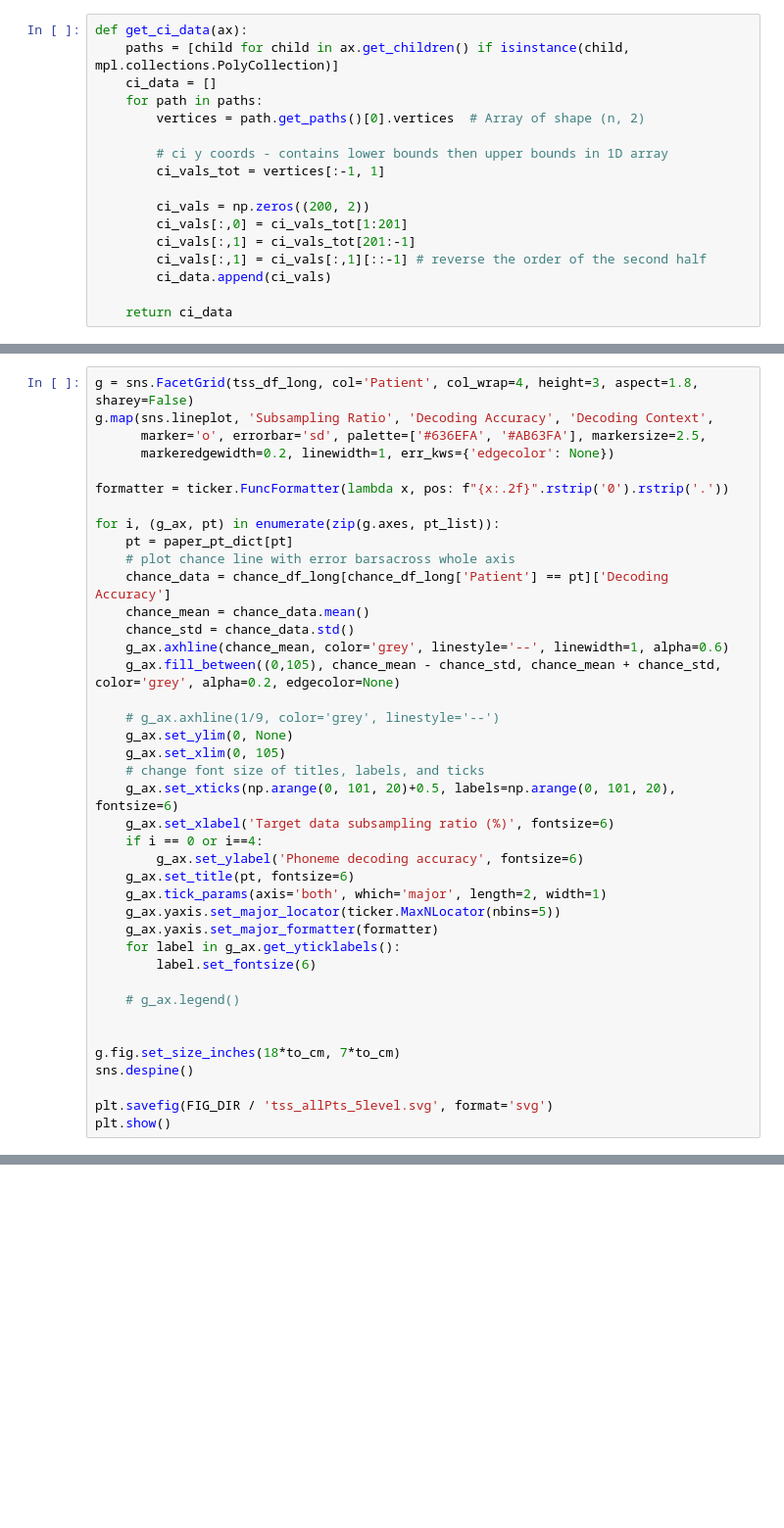
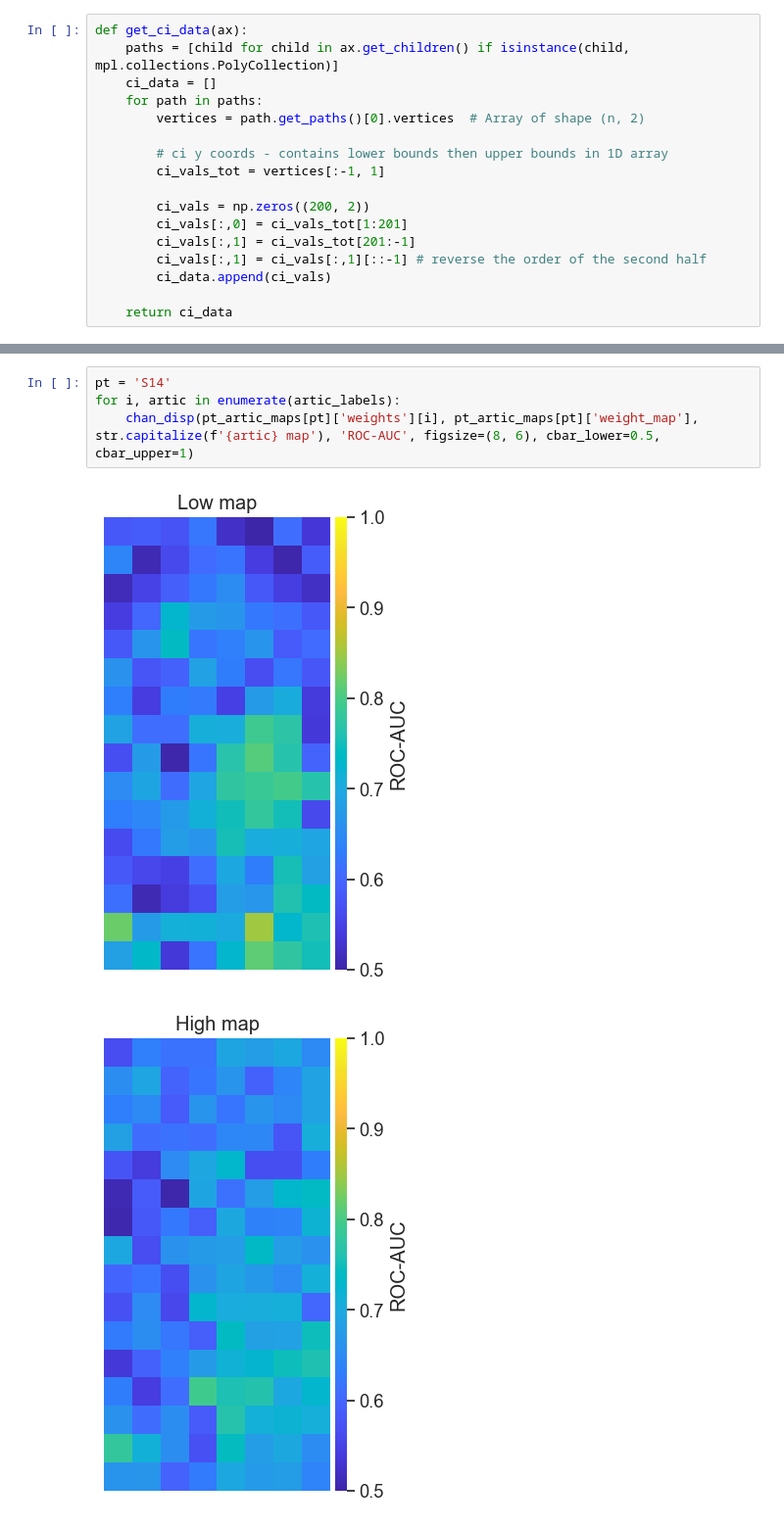
Before and after one commit to coganlab/cross_patient_speech_decoding, a Jupyter notebook: aligned_decoding/figure_analyses/supp/supp_fig_9.ipynb, the cells around one changed output, grey strips where cells are left out. Shown at 98% size. Drawn from its saved outputs; the diff is of its cells as text; blank space fills up the shorter version.

Commit message:
updated supp figure names to match paper numers post revision

```diff
--- a/aligned_decoding/figure_analyses/supp/supp_fig_9.ipynb
+++ b/aligned_decoding/figure_analyses/supp/supp_fig_9.ipynb
@@ -542,40 +561,0 @@ chance_df_long
-# %%
-g = sns.FacetGrid(tss_df_long, col='Patient', col_wrap=4, height=3, aspect=1.8, sharey=False)
-g.map(sns.lineplot, 'Subsampling Ratio', 'Decoding Accuracy', 'Decoding Context',
-      marker='o', errorbar='sd', palette=['#636EFA', '#AB63FA'], markersize=2.5,
-      markeredgewidth=0.2, linewidth=1, err_kws={'edgecolor': None})
-
-formatter = ticker.FuncFormatter(lambda x, pos: f"{x:.2f}".rstrip('0').rstrip('.'))
-
-for i, (g_ax, pt) in enumerate(zip(g.axes, pt_list)):
-    pt = paper_pt_dict[pt]
-    # plot chance line with error barsacross whole axis
-    chance_data = chance_df_long[chance_df_long['Patient'] == pt]['Decoding Accuracy']
-    chance_mean = chance_data.mean()
-    chance_std = chance_data.std()
-    g_ax.axhline(chance_mean, color='grey', linestyle='--', linewidth=1, alpha=0.6)
-    g_ax.fill_between((0,105), chance_mean - chance_std, chance_mean + chance_std, color='grey', alpha=0.2, edgecolor=None)
-
-    # g_ax.axhline(1/9, color='grey', linestyle='--')
-    g_ax.set_ylim(0, None)
-    g_ax.set_xlim(0, 105)
-    # change font size of titles, labels, and ticks
-    g_ax.set_xticks(np.arange(0, 101, 20)+0.5, labels=np.arange(0, 101, 20), fontsize=6)
-    g_ax.set_xlabel('Target data subsampling ratio (%)', fontsize=6)
-    if i == 0 or i==4:
-        g_ax.set_ylabel('Phoneme decoding accuracy', fontsize=6)
-    g_ax.set_title(pt, fontsize=6)
-    g_ax.tick_params(axis='both', which='major', length=2, width=1)
-    g_ax.yaxis.set_major_locator(ticker.MaxNLocator(nbins=5))
-    g_ax.yaxis.set_major_formatter(formatter)
-    for label in g_ax.get_yticklabels():
-        label.set_fontsize(6)
-
-    # g_ax.legend()
-
-
-g.fig.set_size_inches(18*to_cm, 7*to_cm)
-sns.despine()
-
-plt.savefig(FIG_DIR / 'tss_allPts_5level.svg', format='svg')
-plt.show()
@@ -583,0 +564,7 @@ plt.show()
+# %%
+pt = 'S14'
+for i, artic in enumerate(artic_labels):
+    chan_disp(pt_artic_maps[pt]['weights'][i], pt_artic_maps[pt]['weight_map'], str.capitalize(f'{artic} map'), 'ROC-AUC', figsize=(8, 6), cbar_lower=0.5, cbar_upper=1)
+# %% [output]
+[figure, added]
+[figure, added]
```
Also changed, not shown: parts of 56 cells of this notebook, 14 other files.
